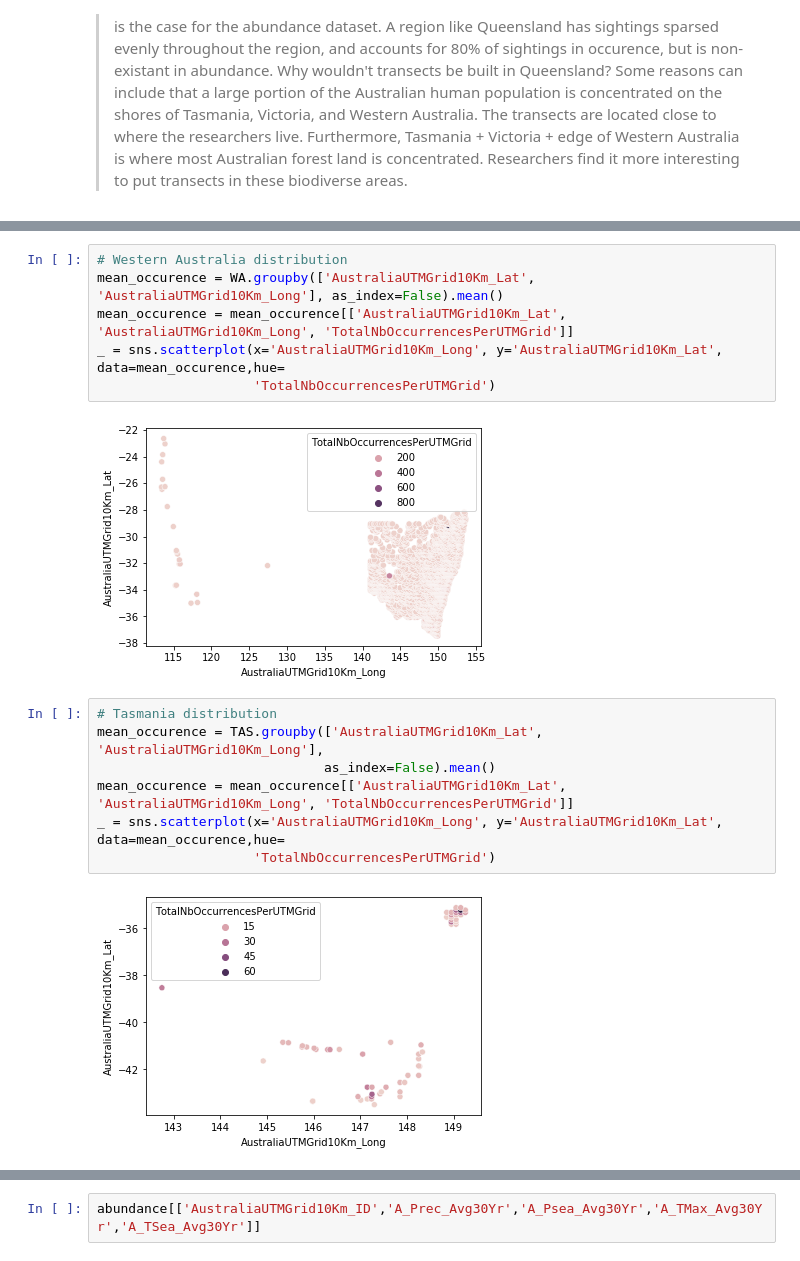
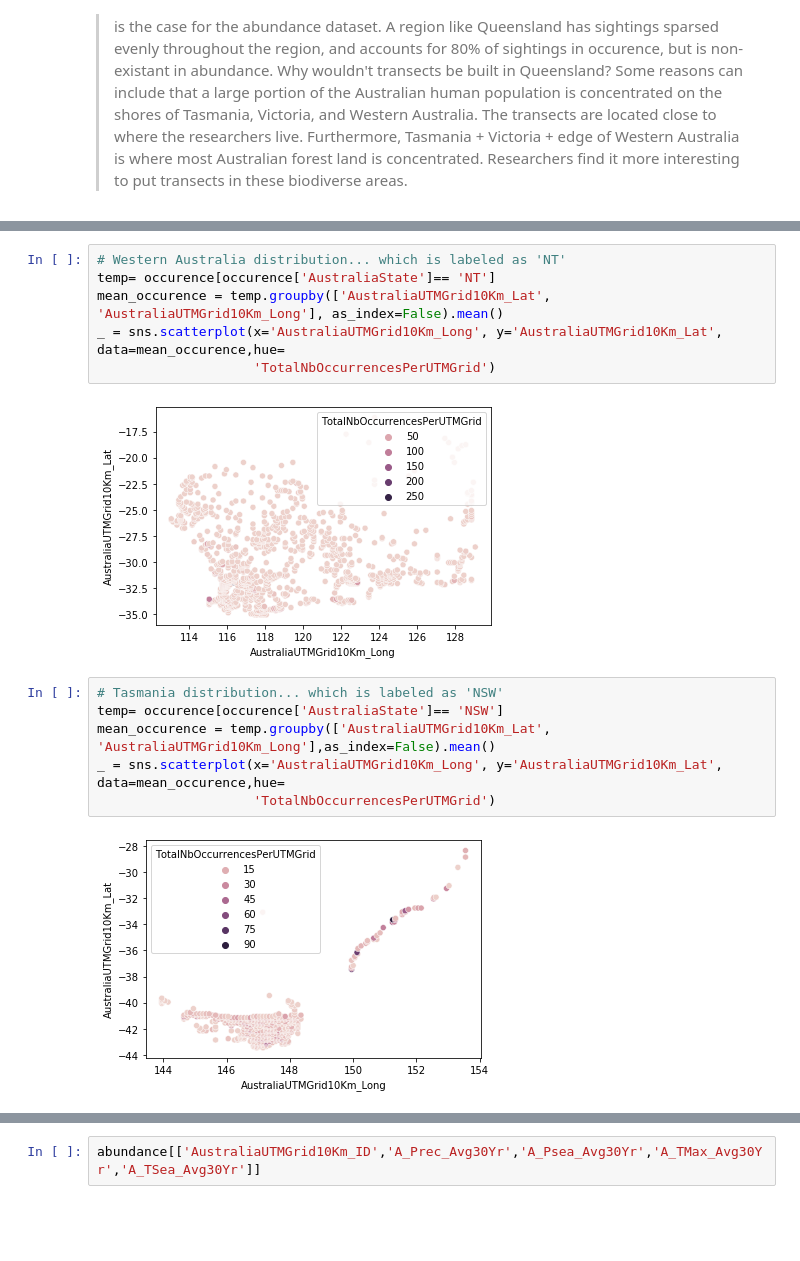
Before and after one commit to MichaelSalSail/Rabbits_ML_3HJ, a Jupyter notebook: Beware_Bunnies_Apr_19 - Edited_Dor.ipynb, the cells around one changed output, grey strips where cells are left out. Saved outputs shown, nothing was run; the diff lists cells and outputs as text; blank space fills up the shorter version.

```diff
--- a/Beware_Bunnies_Apr_19 - Edited_Dor.ipynb
+++ b/Beware_Bunnies_Apr_19 - Edited_Dor.ipynb
@@ -395,20 +416,19 @@ _ = sns.scatterplot(x='AustraliaUTMGrid10Km_Long', y='AustraliaUTMGrid10Km_Lat',
 # %% [output]
 [figure]
 # %%
-# Western Australia distribution
-mean_occurence = WA.groupby(['AustraliaUTMGrid10Km_Lat', 'AustraliaUTMGrid10Km_Long'], as_index=False).mean()
-mean_occurence = mean_occurence[['AustraliaUTMGrid10Km_Lat', 'AustraliaUTMGrid10Km_Long', 'TotalNbOccurrencesPerUTMGrid']]
+# Western Australia distribution... which is labeled as 'NT'
+temp= occurence[occurence['AustraliaState']== 'NT']
+mean_occurence = temp.groupby(['AustraliaUTMGrid10Km_Lat', 'AustraliaUTMGrid10Km_Long'], as_index=False).mean()
 _ = sns.scatterplot(x='AustraliaUTMGrid10Km_Long', y='AustraliaUTMGrid10Km_Lat', data=mean_occurence,hue=
                     'TotalNbOccurrencesPerUTMGrid')
 # %% [output]
-[figure, old version]
+[figure, new version]
 # %%
-# Tasmania distribution
-mean_occurence = TAS.groupby(['AustraliaUTMGrid10Km_Lat', 'AustraliaUTMGrid10Km_Long'],
-                             as_index=False).mean()
-mean_occurence = mean_occurence[['AustraliaUTMGrid10Km_Lat', 'AustraliaUTMGrid10Km_Long', 'TotalNbOccurrencesPerUTMGrid']]
+# Tasmania distribution... which is labeled as 'NSW'
+temp= occurence[occurence['AustraliaState']== 'NSW']
+mean_occurence = temp.groupby(['AustraliaUTMGrid10Km_Lat', 'AustraliaUTMGrid10Km_Long'],as_index=False).mean()
 _ = sns.scatterplot(x='AustraliaUTMGrid10Km_Long', y='AustraliaUTMGrid10Km_Lat', data=mean_occurence,hue=
                     'TotalNbOccurrencesPerUTMGrid')
 # %% [output]
-[figure, old version]
+[figure, new version]
 # %% [markdown]
```
Also changed, not shown: parts of 98 cells of this notebook.
